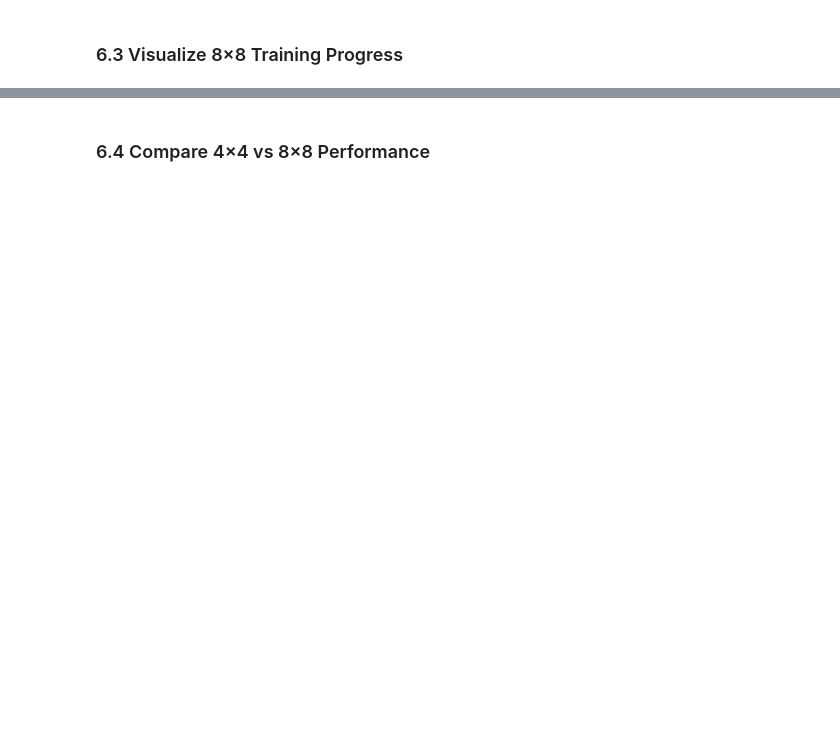
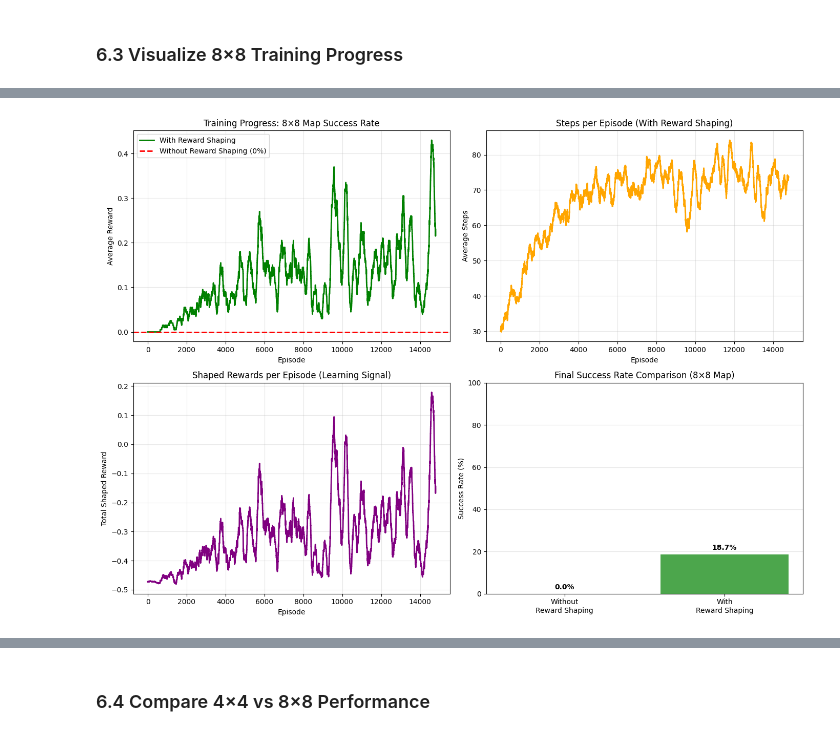
Before and after one commit to QuasimodoCodes/4610-Final, a Jupyter notebook: warehouse_robot_rl/warehouse_robot_rl.ipynb, the cells around one changed output, grey strips where cells are left out. Cells and saved outputs as stored; diff of their text form; code cells hidden in the pictures; blank space fills up the shorter version.

Commit message:
added reward shaping and compared with no reward shaping and updated take away

```diff
--- a/warehouse_robot_rl/warehouse_robot_rl.ipynb
+++ b/warehouse_robot_rl/warehouse_robot_rl.ipynb
@@ -1235,0 +1236,78 @@ Improvement: -100.0% increase in rewards
+# %%
+# Plot training progress for 8x8 map
+# Compare training progress
+def moving_average(data, window):
+    return np.convolve(data, np.ones(window)/window, mode='valid')
+
+window = 200
+
+# Calculate moving averages
+rewards_shaped_ma = moving_average(rewards_shaped, window)
+
+# Create comparison plot
+fig, axes = plt.subplots(2, 2, figsize=(14, 10))
+
+# Plot 1: Success Rate Comparison
+episodes = np.arange(len(rewards_shaped_ma))
+axes[0, 0].plot(episodes, rewards_shaped_ma, color='green', linewidth=2, label='With Reward Shaping')
+axes[0, 0].axhline(y=0, color='red', linestyle='--', linewidth=2, label='Without Reward Shaping (0%)')
+axes[0, 0].set_xlabel('Episode')
+axes[0, 0].set_ylabel('Average Reward')
+axes[0, 0].set_title('Training Progress: 8×8 Map Success Rate')
+axes[0, 0].legend()
+axes[0, 0].grid(True, alpha=0.3)
+
+# Plot 2: Steps per Episode
+steps_shaped_ma = moving_average(steps_shaped, window)
+axes[0, 1].plot(episodes, steps_shaped_ma, color='orange', linewidth=2)
+axes[0, 1].set_xlabel('Episode')
+axes[0, 1].set_ylabel('Average Steps')
+axes[0, 1].set_title('Steps per Episode (With Reward Shaping)')
+axes[0, 1].grid(True, alpha=0.3)
+
+# Plot 3: Shaped Rewards (shows learning progress)
+shaped_rewards_ma = moving_average(shaped_rewards_shaped, window)
+axes[1, 0].plot(episodes, shaped_rewards_ma, color='purple', linewidth=2)
+axes[1, 0].set_xlabel('Episode')
+axes[1, 0].set_ylabel('Total Shaped Reward')
+axes[1, 0].set_title('Shaped Rewards per Episode (Learning Signal)')
+axes[1, 0].grid(True, alpha=0.3)
+
+# Plot 4: Final Comparison Bar Chart
+success_without = 0.0  # From previous failed attempt
+success_with = np.sum(rewards_shaped[-1000:]) / 1000 * 100
+
+methods = ['Without\nReward Shaping', 'With\nReward Shaping']
+success_rates = [success_without, success_with]
+colors = ['red', 'green']
+
+axes[1, 1].bar(methods, success_rates, color=colors, alpha=0.7)
+axes[1, 1].set_ylabel('Success Rate (%)')
+axes[1, 1].set_title('Final Success Rate Comparison (8×8 Map)')
+axes[1, 1].set_ylim(0, 100)
+axes[1, 1].grid(True, alpha=0.3, axis='y')
+
+# Add value labels on bars
+for i, (method, rate) in enumerate(zip(methods, success_rates)):
+    axes[1, 1].text(i, rate + 2, f'{rate:.1f}%', ha='center', fontweight='bold')
+
+plt.tight_layout()
+plt.show()
+
+# Print comparison summary
+print("\n" + "=" * 60)
+print("REWARD SHAPING IMPACT ANALYSIS")
+print("=" * 60)
+print(f"\n8×8 Map Performance:")
+print(f"  WITHOUT Reward Shaping:  {success_without:.1f}% success rate")
+print(f"  WITH Reward Shaping:     {success_with:.1f}% success rate")
+print(f"  Improvement:             +{success_with - success_without:.1f}%")
+print("\n Reward shaping allows the agent to learn even on the difficult 8×8 map!")
+print("\nWhy it works:")
+print("  • Agent gets feedback every step (not just at goal)")
+print("  • Learns to move toward goal even without reaching it")
+print("  • Penalty for holes helps avoid dangerous areas")
+print("  • Step penalty encourages efficient paths")
+print("=" * 60)
+# %% [output]
+[figure, added]
```
Also changed, not shown: parts of 19 cells of this notebook.
